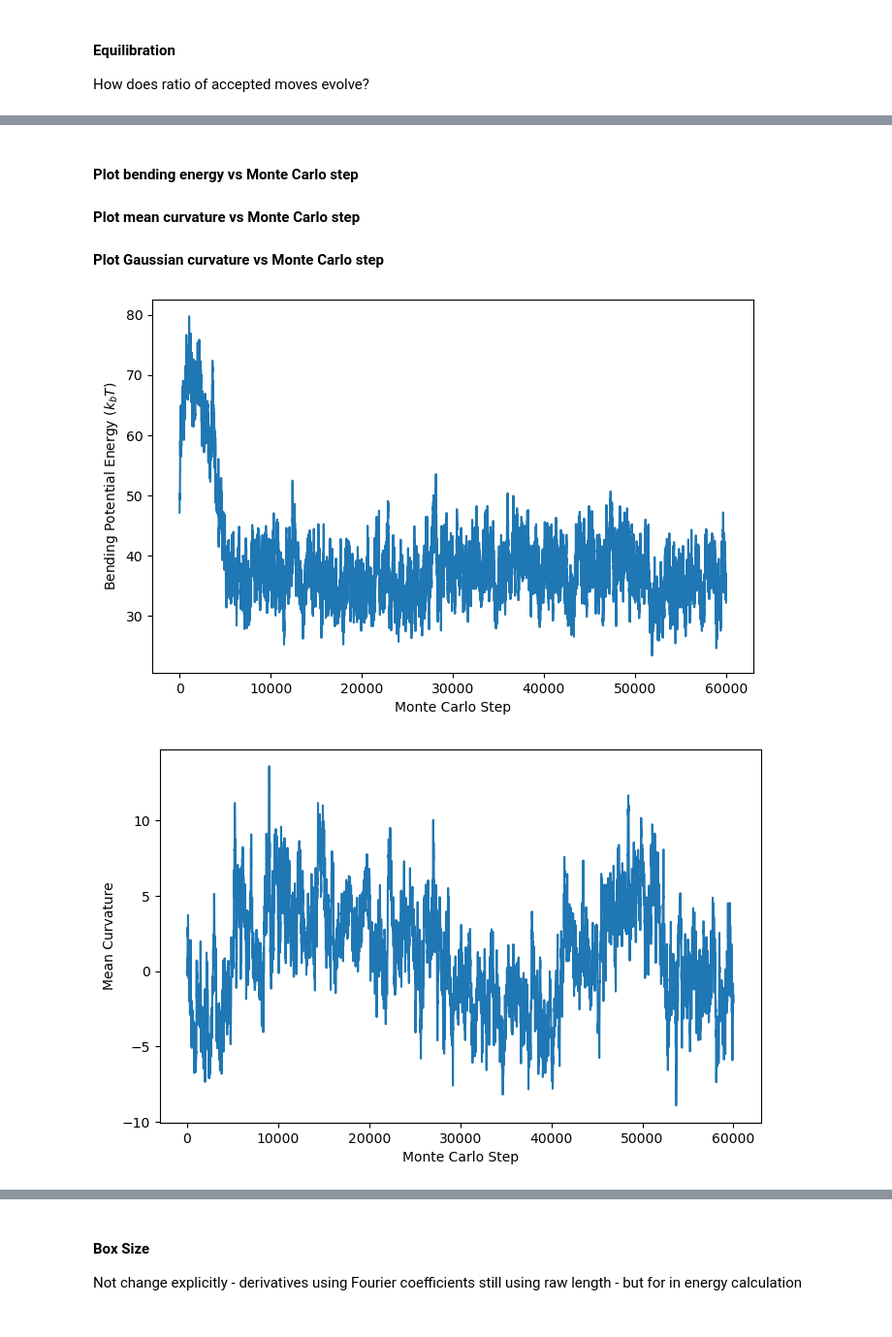
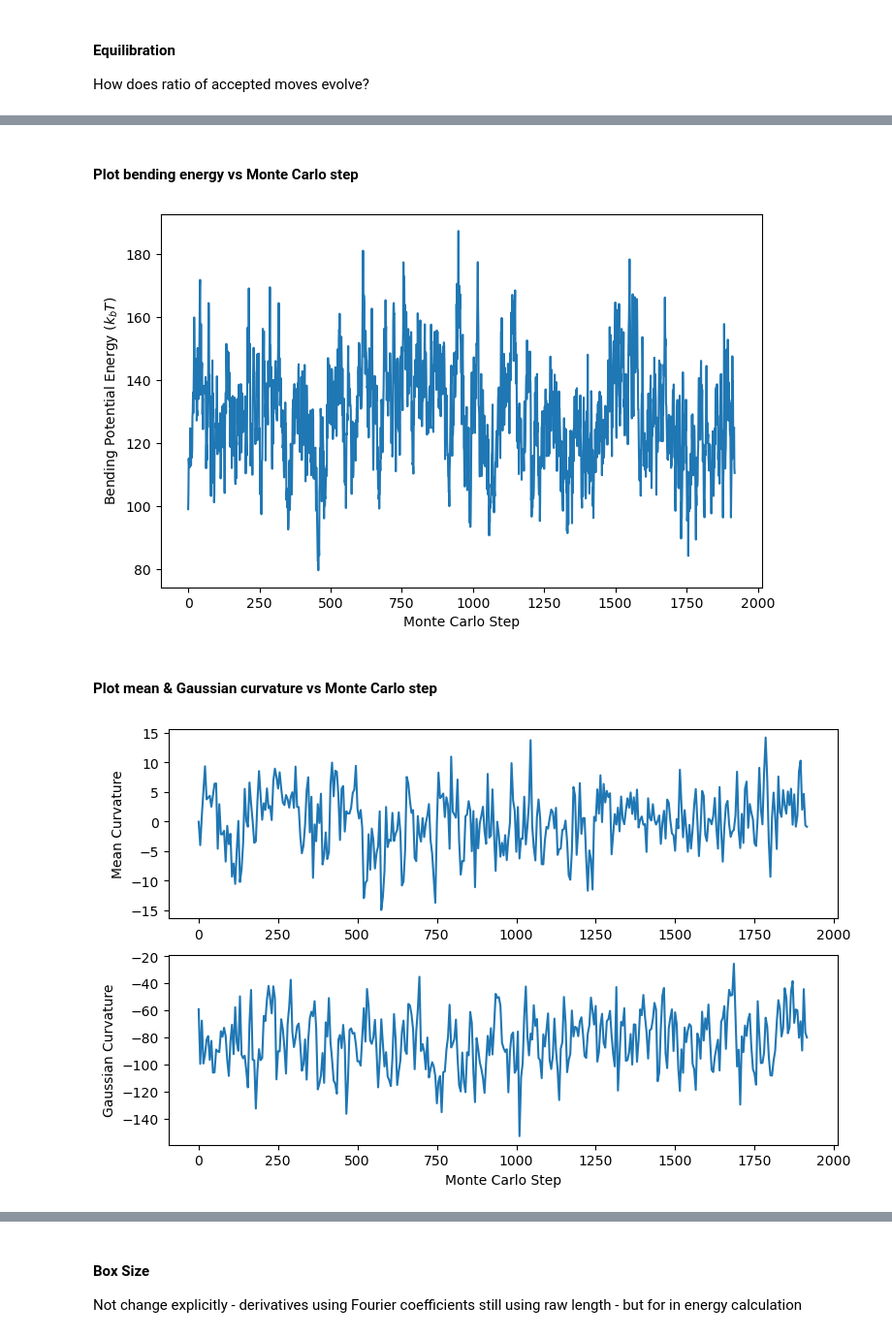
Before and after one commit to ralph-holden/mem_curve, a Jupyter notebook: gen_membrane/gen_mem.ipynb, the cells around one changed output, grey strips where cells are left out. Shown at 97% size. Cells and saved outputs as stored; diff of their text form; code cells hidden in the pictures.

```diff
--- a/gen_membrane/gen_mem.ipynb
+++ b/gen_membrane/gen_mem.ipynb
@@ -48,8 +47,8 @@ membrane_start = {'alpha' : np.zeros((params.exp_order, params.exp_order)),
                   'gamma' : np.zeros((params.exp_order, params.exp_order)),
                   'zeta'  : np.zeros((params.exp_order, params.exp_order))}
 
-membrane_start['gamma'][2,0] = 1 #  sine wave in x-direction
-#membrane_start['zeta'][1,1] = 2  #  wave in both x,y-directions
+#membrane_start['gamma'][2,0] = 1 #  sine wave in x-direction
+membrane_start['zeta'][2,2] = 1  #  wave in both x,y-directions
 
 membrane_lst = [ init_model_membrane( membrane_start ) ]
 # %% [output]
@@ -99,7 +98,7 @@ for step in range(1,nsteps+1):
     naccepts += 1 if accept_move else 0
     naccepts_track += [naccepts]
 
-    if step%2000==0 and step!=0:
+    if step%100==0 and step!=0:
         print(f"{step:<9} {naccepts:<18} {membrane_lst[-1]['energy']:<15.2f}")
 
 print('Acceptance ratio:', naccepts/nsteps)
@@ -166,4 +156,2 @@ plt.show()
 # %% [markdown]
 #### Plot bending energy vs Monte Carlo step
-#### Plot mean curvature vs Monte Carlo step
-#### Plot Gaussian curvature vs Monte Carlo step
@@ -193,0 +158,15 @@ for membrane in membrane_lst[::nframes]:
+# %%
+# Extract bending energy from membrane_lst of dictionaries
+energy_lst = [ membrane['energy'] for membrane in membrane_lst ]
+
+# Plot energy
+plt.figure(figsize=[8,5])
+plt.ylabel('Bending Potential Energy ($k_bT$)')
+plt.xlabel('Monte Carlo Step')
+plt.plot(range(len(energy_lst)), energy_lst)
+plt.savefig(f'./{save_dir}/bending_energy.pdf')
+plt.show()
+# %% [output]
+[figure, added]
+# %% [markdown]
+#### Plot mean & Gaussian curvature vs Monte Carlo step
@@ -194,27 +194,24 @@ for membrane in membrane_lst[::nframes]:
 # %%
-# Plot energy
 plt.figure(figsize=[8,5])
-plt.ylabel('Bending Potential Energy ($k_bT$)')
-plt.xlabel('Monte Carlo Step')
-plt.plot(range(0,nsteps+1), energy_lst)
-plt.savefig(f'./{save_dir}/bending_energy.pdf')
-plt.show()
 
 # Plot mean curvature
-plt.figure(figsize=[8,5])
+plt.subplot(2, 1, 1)
 plt.ylabel('Mean Curvature')
-plt.xlabel('Monte Carlo Step')
-plt.plot(range(0,nsteps+1,nframes), H_lst)
-plt.savefig(f'./{save_dir}/mean_curvature.pdf')
-plt.show()
+#plt.xlabel('Monte Carlo Step')
+plt.plot(range(0,len(membrane_lst),nframes), H_lst)
+#plt.savefig(f'./{save_dir}/mean_curvature.pdf')
+#plt.show()
 
 # Plot Gaussian curvature
-plt.figure(figsize=[8,5])
+#plt.figure(figsize=[8,5])
+plt.subplot(2, 1, 2)
 plt.ylabel('Gaussian Curvature')
 plt.xlabel('Monte Carlo Step')
-plt.plot(range(0,nsteps+1,nframes), K_lst)
-plt.savefig(f'./{save_dir}/Gaussian_curvature.pdf')
+plt.plot(range(0,len(membrane_lst),nframes), K_lst)
+#plt.savefig(f'./{save_dir}/Gaussian_curvature.pdf')
+
+plt.tight_layout(pad=1)
+plt.savefig(f'./{save_dir}/curvatures.pdf')
 plt.show()
 # %% [output]
-[figure, old version]
+[figure, new version]
-[figure, removed]
```
Also changed, not shown: parts of 19 cells of this notebook, 1 other file.
